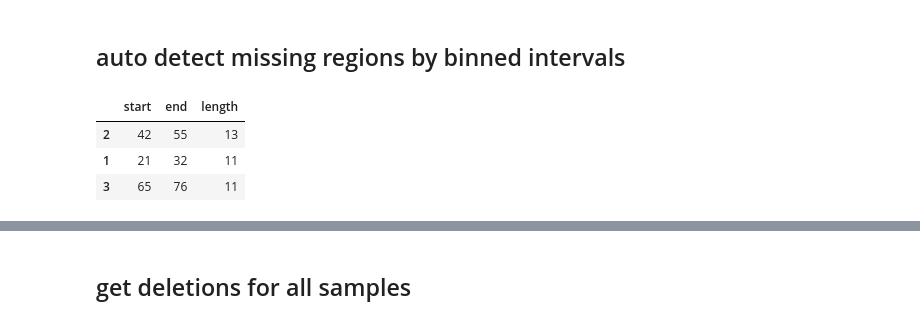
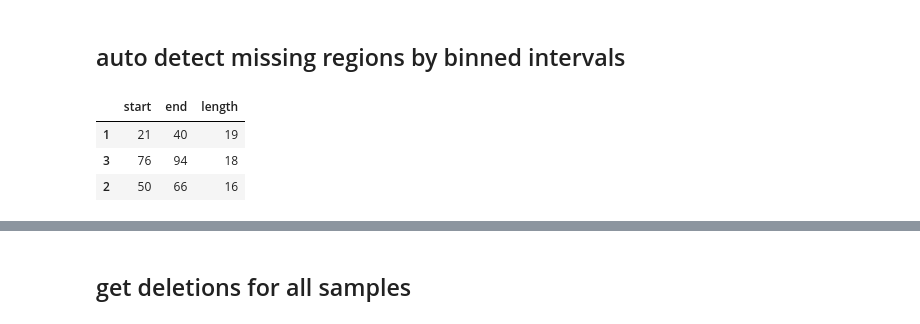
Before and after one commit to dmnfarrell/mtbc_analyses, a Jupyter notebook: bcg_cat/analysis.ipynb, the cells around one changed output, grey strips where cells are left out. Cells and saved outputs as stored; diff of their text form; code cells hidden in the pictures.

```diff
--- a/bcg_cat/analysis.ipynb
+++ b/bcg_cat/analysis.ipynb
@@ -96,56 +98,36 @@ print(rd[:10])#.sort_values('Start')
-# %%
-#s=4352500;e=4359000
-s=4339000;e=4365000
-rs=np.random.randint(2,4e6)
-for n,r in samples[1:4].iterrows():
-    bdf = get_coverage(r.bam_file,'NC_000962.3',rs,rs+5000,app.mtb_genome)
-    df = get_coverage(r.bam_file,'NC_000962.3',s,e,app.mtb_genome)
-
-    df['x'] = df.coverage.diff().fillna(0).astype(int)
-    #v = df.groupby('coverage').agg({'coverage':np.size})
-    v = df.coverage.sum()/(e-s)
-    print(v)
-    #v.plot()
-    print (r.strain)
-    print (bdf.coverage.mean(),df.coverage.mean(),df.x.mean())
-    fig,ax = plt.subplots(2,1,figsize=(12,2))
-    axs=ax.flat
-    df.plot(x='pos',y='x',kind='line',legend=False,ax=axs[0])
-    df.plot(x='pos',y='coverage',kind='line',lw=.3,legend=False,ax=axs[1])
-    plt.show()
 # %% [markdown]
 ## auto detect missing regions by binned intervals
 # %%
 a=np.zeros(1)
 for i in range(3):
     x=np.random.randint(1,300,10)
     y=np.zeros(np.random.randint(10,20))
     a=np.concatenate([a,x,y])
 
-def detect_deletions(df, thresh=1):
+def detect_deletions(df, thresh=2):
     """Detect regions of zero coverage"""
 
     a = df.coverage
     #print (a)
     p=df.pos.iloc[0]
     m = np.concatenate(( [True], a>thresh, [True] ))
     ss = np.flatnonzero(m[1:] != m[:-1]).reshape(-1,2)
     #print(ss)
     if len(ss)==0:
         return
     start,stop = ss[(ss[:,1] - ss[:,0]).argmax()]
     ss = pd.DataFrame(ss,columns=['start','end'])
     ss = ss+p
     ss['length'] = ss.end-ss.start
     ss = ss[ss.length>1]
     ss = ss.sort_values('length',ascending=False)
     return ss
 
 df = pd.DataFrame({'pos': np.arange(len(a))+10,'coverage':a})
 detect_deletions(df)
 # %% [output]
 |  | start | end | length |
-| 2 | 42 | 55 | 13 |
-| 1 | 21 | 32 | 11 |
-| 3 | 65 | 76 | 11 |
+| 1 | 21 | 40 | 19 |
+| 3 | 76 | 94 | 18 |
+| 2 | 50 | 66 | 16 |
 # %%
```
Also changed, not shown: parts of 21 cells of this notebook, 1 other file.
